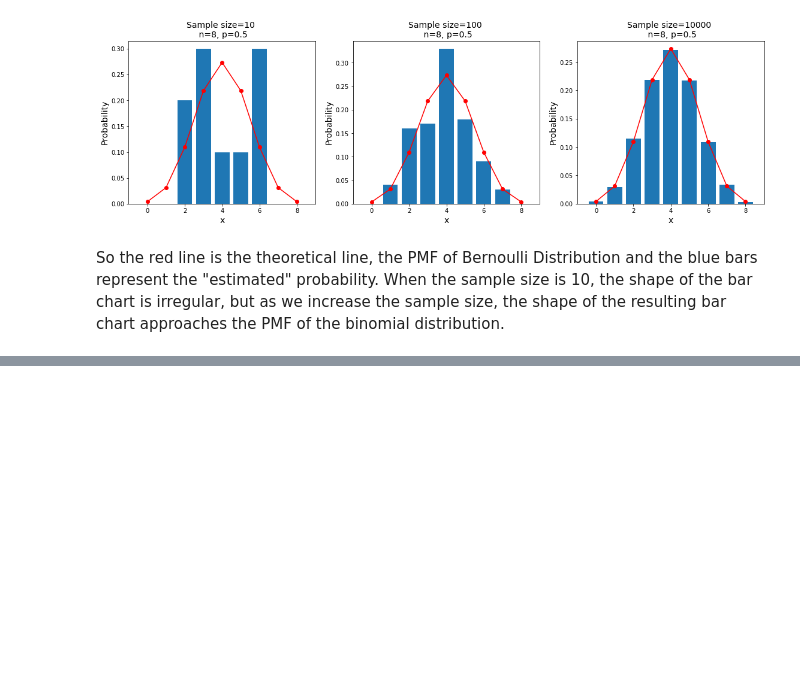
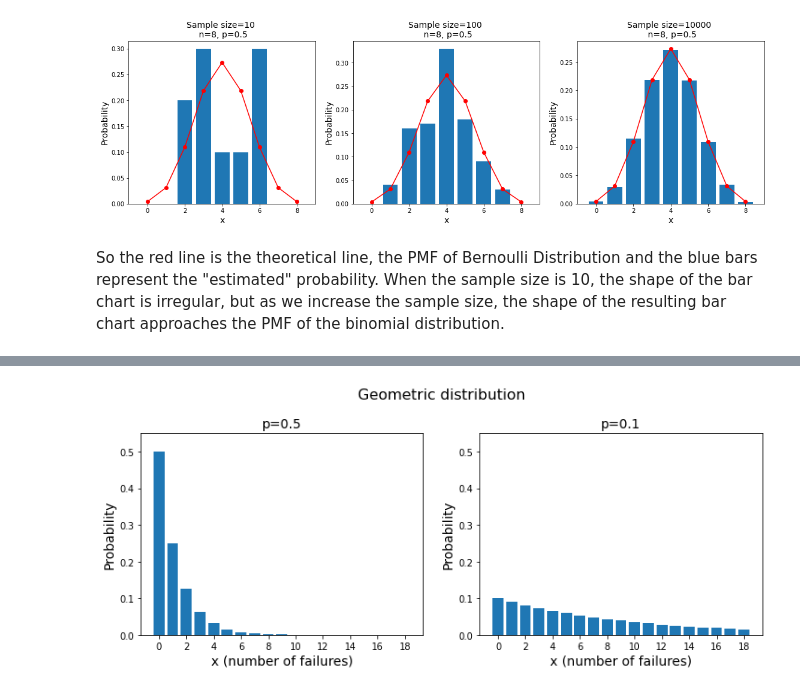
Before and after one commit to JedrzejSarna/statistics, a Jupyter notebook: Distributions.ipynb, the cells around one changed output, grey strips where cells are left out. Drawn from its saved outputs; the diff is of its cells as text; code cells hidden in the pictures; blank space fills up the shorter version.

```diff
--- a/Distributions.ipynb
+++ b/Distributions.ipynb
@@ -184,0 +255,18 @@ So the red line is the theoretical line, the PMF of Bernoulli Distribution and t
+# %%
+from scipy.stats import geom
+fig, axs = plt.subplots(1, 2, figsize=(12, 4))
+p_list = [0.5, 0.1]
+x = np.arange(1, 20)
+for i, p in enumerate(p_list):
+    geometric = geom.pmf(k=x,p=p)
+    axs[i].bar(x-1, geometric)
+    axs[i].set_xlabel("x (number of failures)", fontsize=14)
+    axs[i].set_ylabel("Probability", fontsize=14)
+    axs[i].set_title("p={0}".format(p),
+    fontsize= 14)
+    axs[i].set_ylim([0, 0.55])
+    axs[i].set_xticks(np.arange(0, 20, 2))
+plt.suptitle("Geometric distribution", fontsize=16, y=1.05)
+plt.show()
+# %% [output]
+[figure, added]
```
Also changed, not shown: parts of 11 cells of this notebook.
